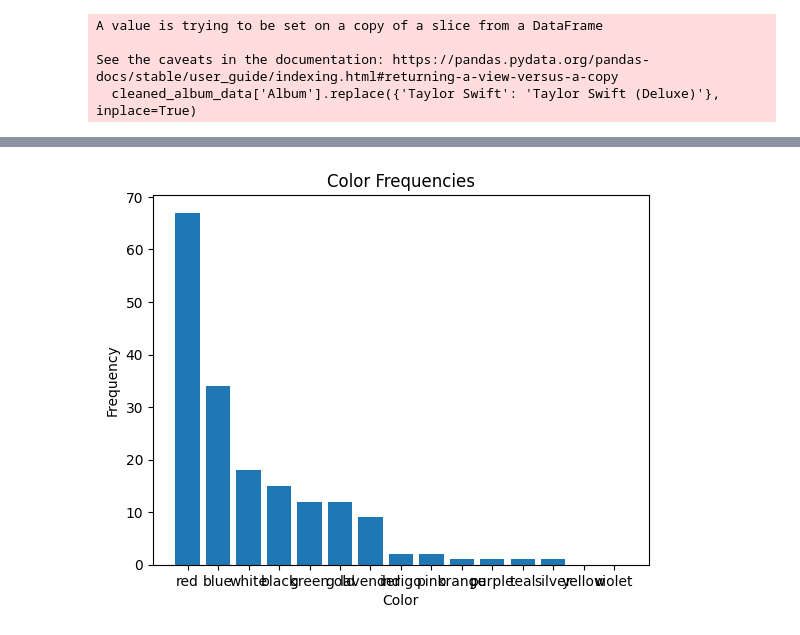
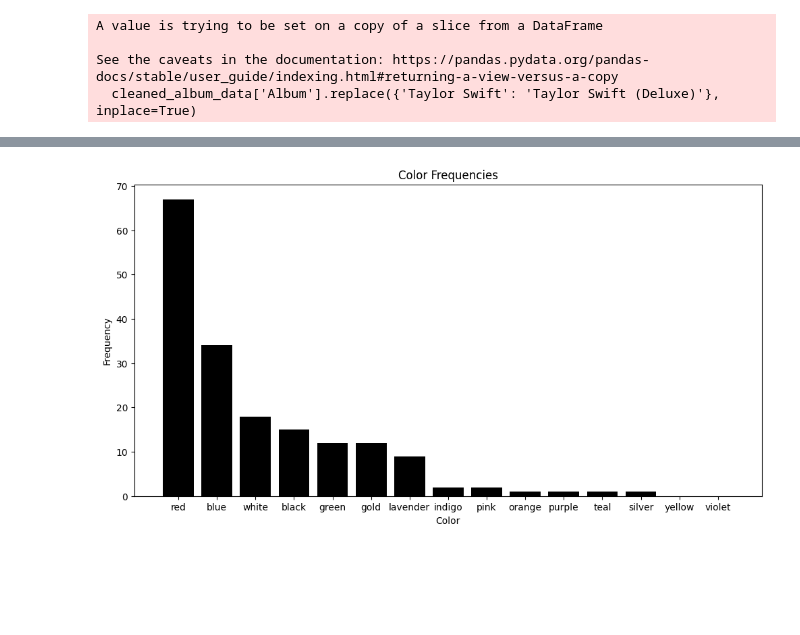
Before and after one commit to jessw00/Data-Analysis-Capstone, a Jupyter notebook: data_analysis.ipynb, the cells around one changed output, grey strips where cells are left out. Saved outputs shown, nothing was run; the diff lists cells and outputs as text; code cells hidden in the pictures; blank space fills up the shorter version.

Commit message:
2nd chart added

```diff
--- a/data_analysis.ipynb
+++ b/data_analysis.ipynb
@@ -79,14 +79,8 @@ merged_data = merged_data[column_order]
 # Save to a new CSV file
 merged_data.to_csv('data/merged_taylor_data.csv', index=False)
 # %%
-import pandas as pd
-
 # Load the cleaned lyric data
 cleaned_lyric_data = pd.read_csv('data/cleaned_lyric_data.csv')
-
-# Download NLTK data
-nltk.download('punkt')
-nltk.download('stopwords')
 
 # Combine all lyrics into a single string
 all_lyrics = ' '.join(cleaned_lyric_data['Lyrics'].dropna())
@@ -99,8 +93,15 @@ words_of_interest = ['red', 'orange', 'blue', 'green', 'yellow', 'violet', 'indi
 word_frequencies = {word: freq_dist[word] for word in words_of_interest}
 sorted_word_frequencies = dict(sorted(word_frequencies.items(), key=lambda item: item[1], reverse=True))
 
+# Specify color of bars in graph
+
+colors = ['black']
+
+# Change figure size
+plt.figure(figsize=(12, 6))
+
 # graph
-plt.bar(sorted_word_frequencies.keys(), sorted_word_frequencies.values())
+plt.bar(sorted_word_frequencies.keys(), sorted_word_frequencies.values(), color =colors)
 plt.title('Color Frequencies')
 plt.xlabel('Color')
 plt.ylabel('Frequency')
@@ -115 +110 @@ plt.show()
-[figure, old version]
+[figure, new version]
```
Also changed, not shown: parts of 2 cells of this notebook.
